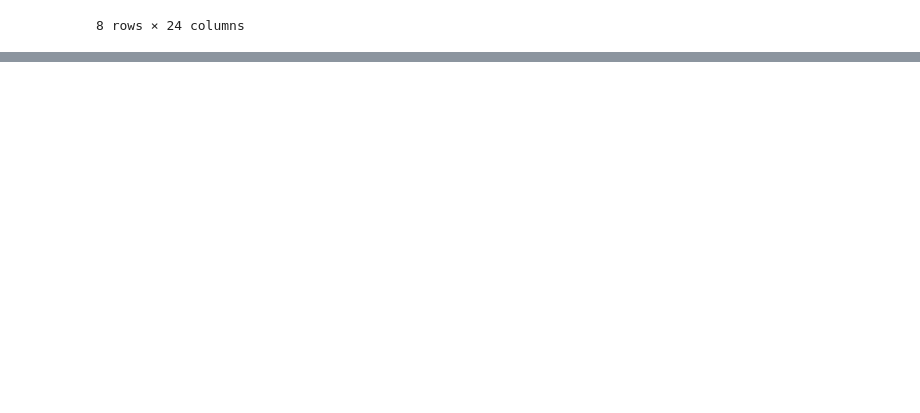
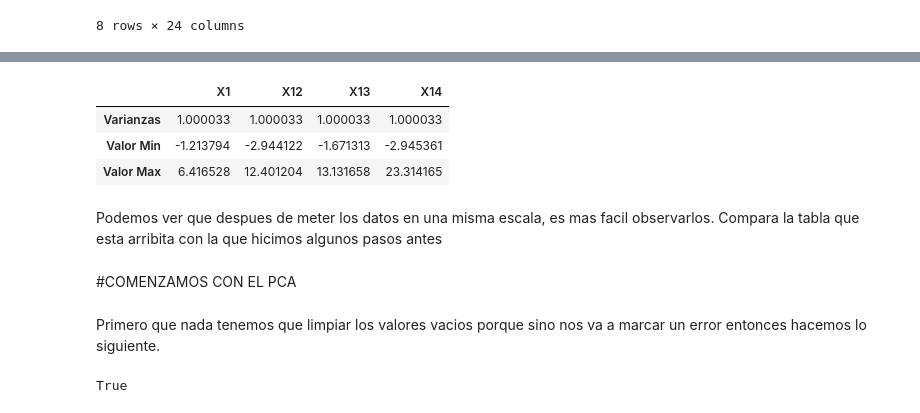
Before and after one commit to PosgradoMNA/actividades-de-aprendizaje-CarlosAlbertoNievesPerez, a Jupyter notebook: Semana 4/Actividad_semanal_4.ipynb, the cells around one changed output, grey strips where cells are left out. Drawn from its saved outputs; the diff is of its cells as text; code cells hidden in the pictures; blank space fills up the shorter version.

```diff
--- a/Semana 4/Actividad_semanal_4.ipynb
+++ b/Semana 4/Actividad_semanal_4.ipynb
@@ -59,0 +173,24 @@ AttributeError: ignored
+# %%
+summary = {
+    "Varianzas": scaled_df[cols].var()[0:4],
+    "Valor Min": scaled_df[cols].min()[0:4],
+    "Valor Max": scaled_df[cols].max()[0:4]
+}
+
+#recuerda que la variable cols la definimos más arriba.
+pd.DataFrame(summary, index = cols).transpose()
+# %% [output]
+|  | X1 | X12 | X13 | X14 |
+| Varianzas | 1.000033 | 1.000033 | 1.000033 | 1.000033 |
+| Valor Min | -1.213794 | -2.944122 | -1.671313 | -2.945361 |
+| Valor Max | 6.416528 | 12.401204 | 13.131658 | 23.314165 |
+# %% [markdown]
+Podemos ver que despues de meter los datos en una misma escala, es mas facil observarlos. Compara la tabla que esta arribita con la que hicimos algunos pasos antes
+# %% [markdown]
+#COMENZAMOS CON EL PCA
+# %% [markdown]
+Primero que nada tenemos que limpiar los valores vacios porque sino nos va a marcar un error entonces hacemos lo siguiente.
+# %%
+df.isna().values.any()
+# %% [output]
+True
```
Also changed, not shown: parts of 14 cells of this notebook.
